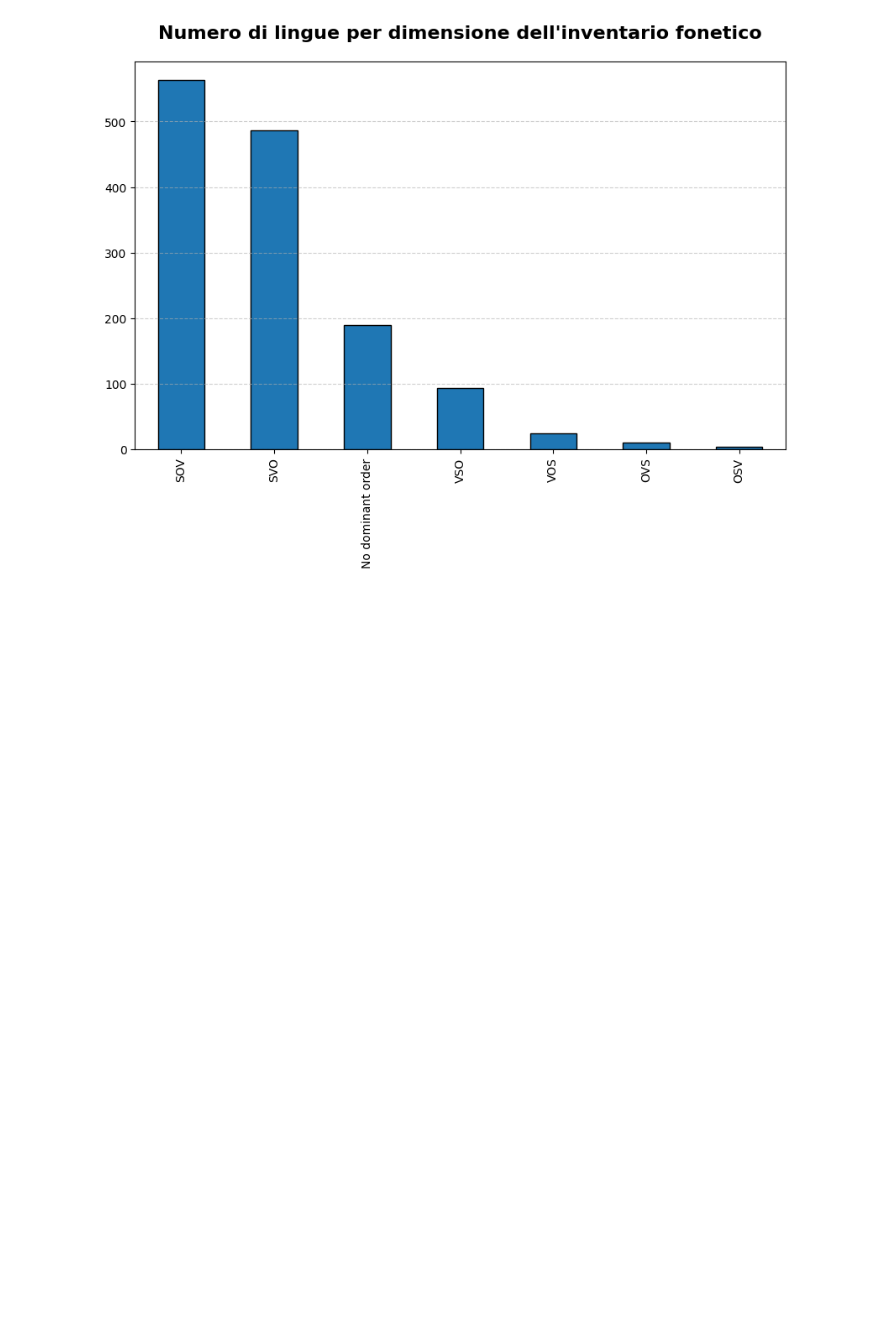
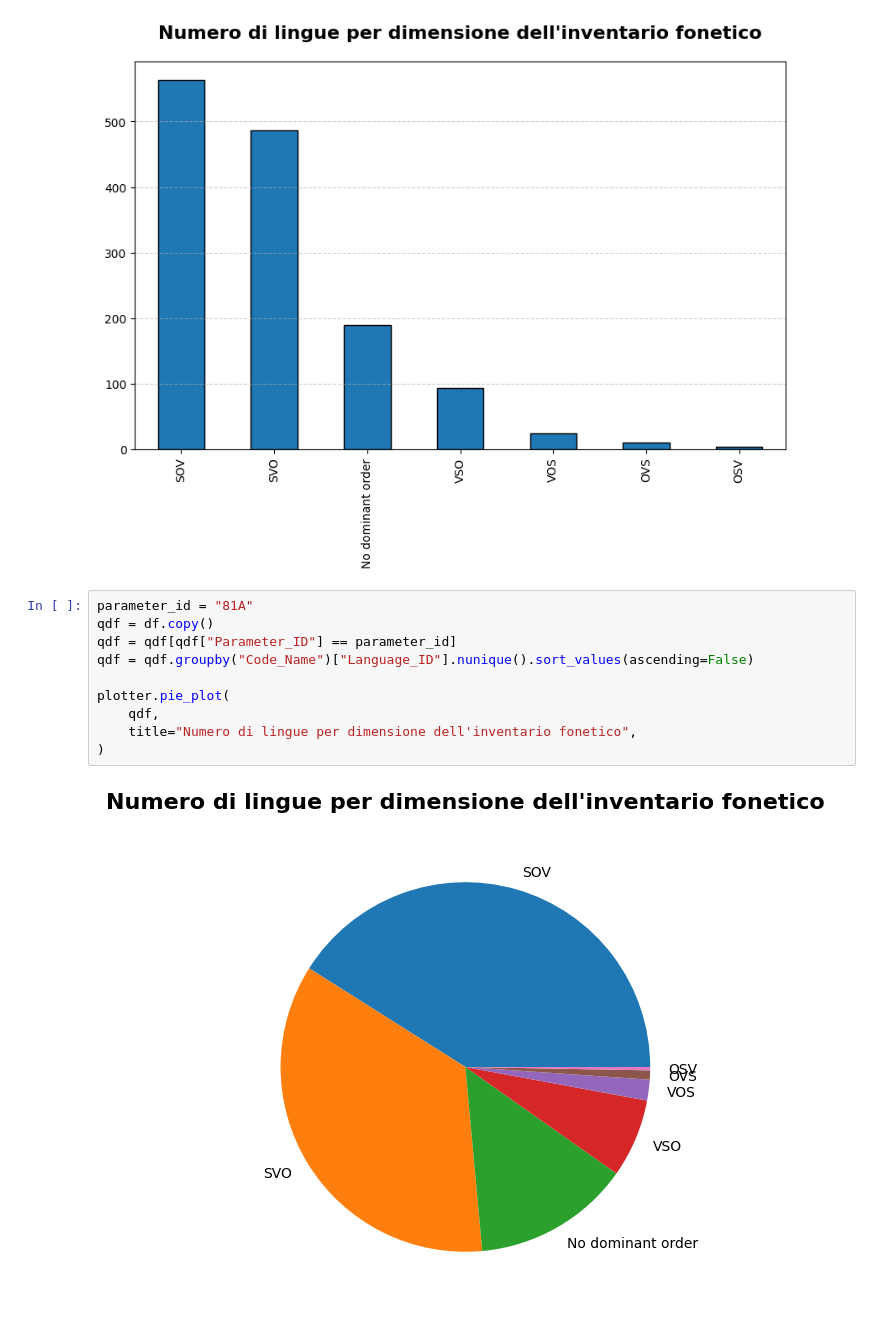
Before and after one commit to FedeBrus/Progetto1FAS, a Jupyter notebook: notebooks/counts_and_percentages.ipynb, the cells around one changed output. Cells and saved outputs as stored; diff of their text form; blank space fills up the shorter version.

```diff
--- a/notebooks/counts_and_percentages.ipynb
+++ b/notebooks/counts_and_percentages.ipynb
@@ -94,3 +94,15 @@ plotter.bar_plot(
 )
 # %% [output]
 [figure]
+# %%
+parameter_id = "81A"
+qdf = df.copy()
+qdf = qdf[qdf["Parameter_ID"] == parameter_id]
+qdf = qdf.groupby("Code_Name")["Language_ID"].nunique().sort_values(ascending=False)
+
+plotter.pie_plot(
+    qdf,
+    title="Numero di lingue per dimensione dell'inventario fonetico",
+)
+# %% [output]
+[figure, added]
```
Also changed, not shown: 6 other files.
